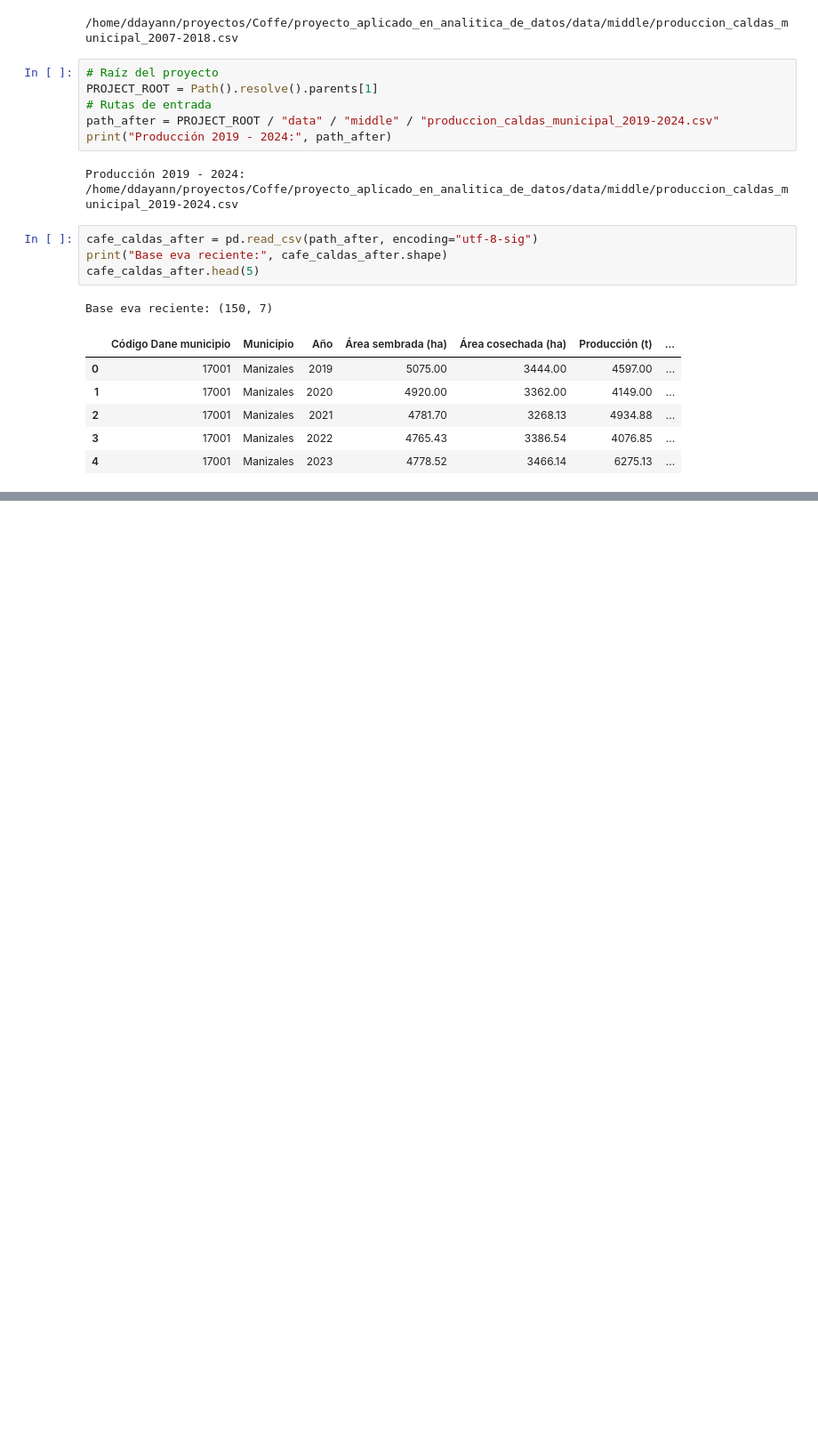
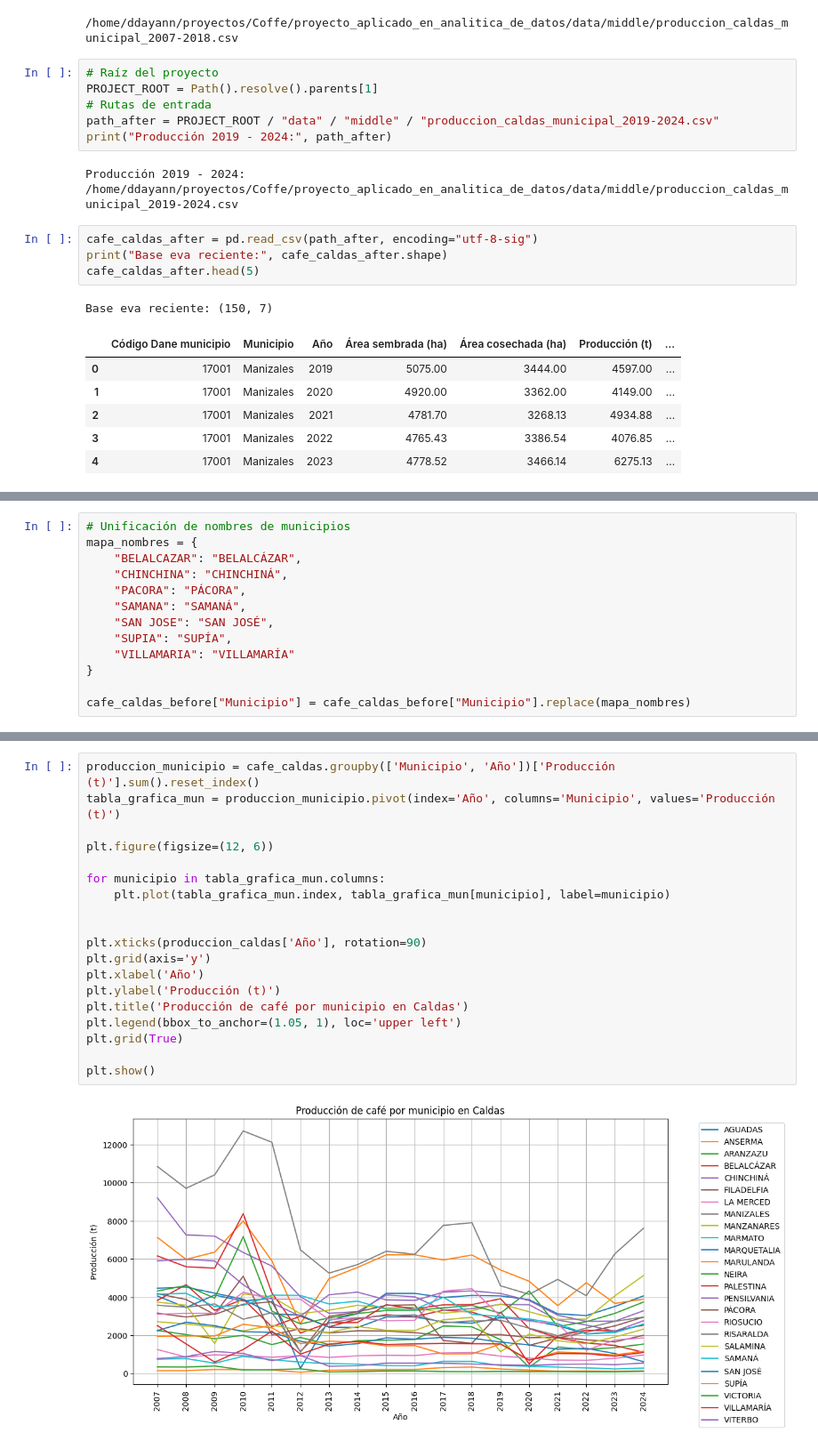
Before and after one commit to danieloliv44/proyecto_aplicado_en_analitica_de_datos, a Jupyter notebook: notebooks/preprocesamiento/Prod_mes_2007-2024.ipynb, the cells around one changed output, grey strips where cells are left out. Shown at 89% size. Drawn from its saved outputs; the diff is of its cells as text; blank space fills up the shorter version.

```diff
--- a/notebooks/preprocesamiento/Prod_mes_2007-2024.ipynb
+++ b/notebooks/preprocesamiento/Prod_mes_2007-2024.ipynb
@@ -217,0 +224,13 @@ Base eva reciente: (150, 7)
+# %%
+# Unificación de nombres de municipios
+mapa_nombres = {
+    "BELALCAZAR": "BELALCÁZAR",
+    "CHINCHINA": "CHINCHINÁ",
+    "PACORA": "PÁCORA",
+    "SAMANA": "SAMANÁ",
+    "SAN JOSE": "SAN JOSÉ",
+    "SUPIA": "SUPÍA",
+    "VILLAMARIA": "VILLAMARÍA"
+}
+
+cafe_caldas_before["Municipio"] = cafe_caldas_before["Municipio"].replace(mapa_nombres)
@@ -217,0 +301,21 @@ Base eva reciente: (150, 7)
+# %%
+produccion_municipio = cafe_caldas.groupby(['Municipio', 'Año'])['Producción (t)'].sum().reset_index()
+tabla_grafica_mun = produccion_municipio.pivot(index='Año', columns='Municipio', values='Producción (t)')
+
+plt.figure(figsize=(12, 6))
+
+for municipio in tabla_grafica_mun.columns:
+    plt.plot(tabla_grafica_mun.index, tabla_grafica_mun[municipio], label=municipio)
+
+
+plt.xticks(produccion_caldas['Año'], rotation=90)
+plt.grid(axis='y')
+plt.xlabel('Año')
+plt.ylabel('Producción (t)')
+plt.title('Producción de café por municipio en Caldas')
+plt.legend(bbox_to_anchor=(1.05, 1), loc='upper left')
+plt.grid(True)
+
+plt.show()
+# %% [output]
+[figure, added]
```
Also changed, not shown: parts of 9 cells of this notebook.
